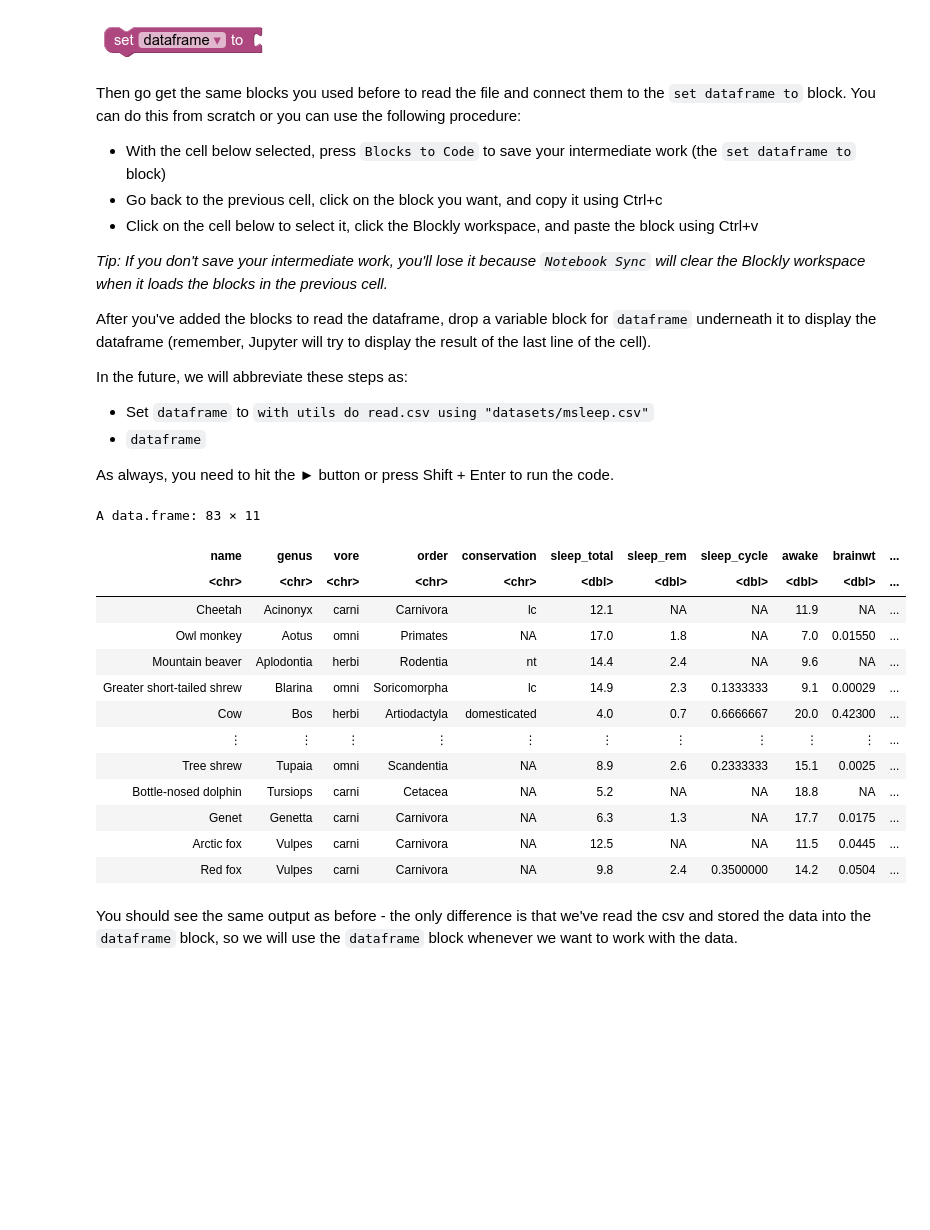
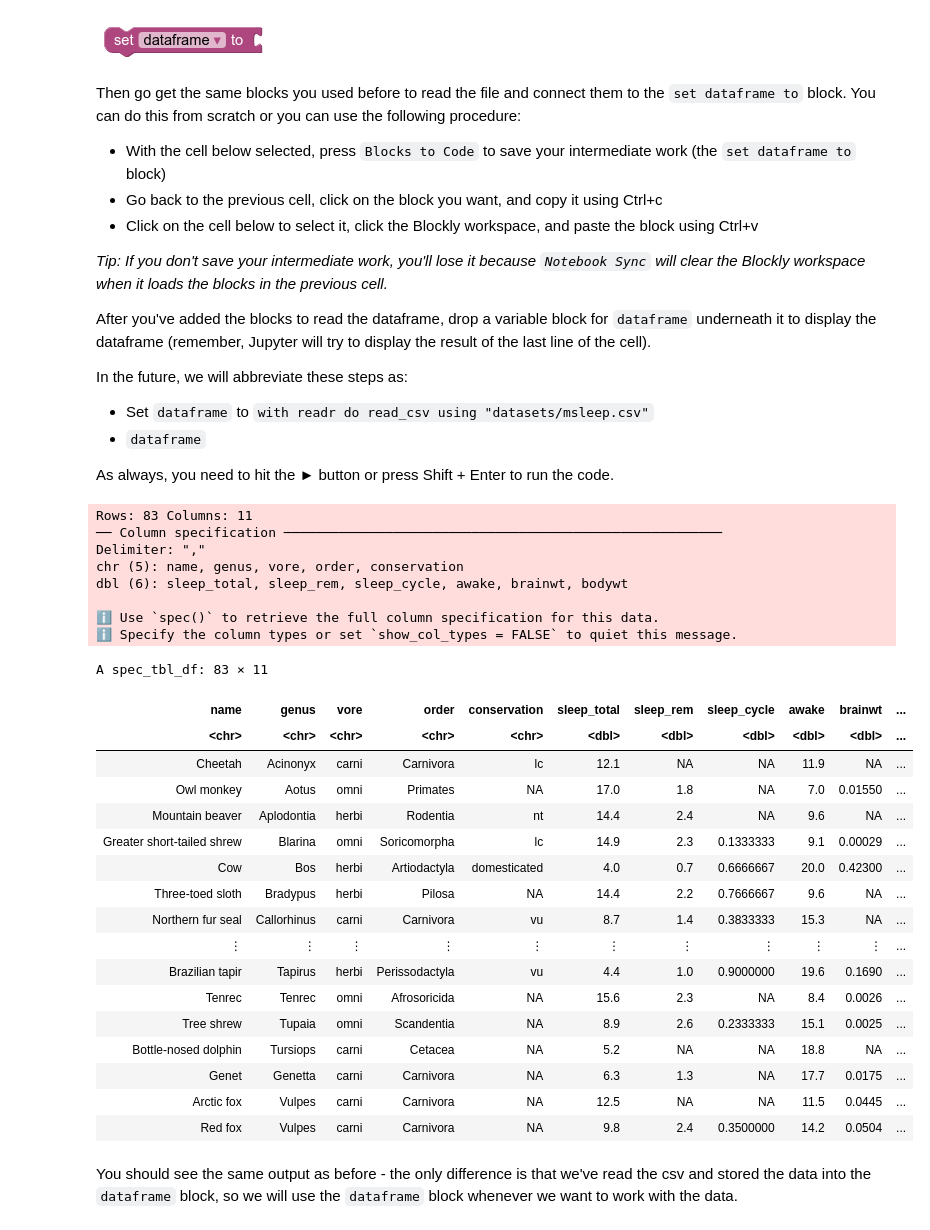
Before and after one commit to memphis-iis/datawhys-content-dplyr, a Jupyter notebook: 2022-04-03-dplyr-intro.ipynb, the cells around one changed output. Saved outputs shown, nothing was run; the diff lists cells and outputs as text; code cells hidden in the pictures; blank space fills up the shorter version.

```diff
--- a/2022-04-03-dplyr-intro.ipynb
+++ b/2022-04-03-dplyr-intro.ipynb
@@ -180,26 +191,38 @@ After you've added the blocks to read the dataframe, drop a variable block for `
 
 In the future, we will abbreviate these steps as:
 
-- Set `dataframe` to `with utils do read.csv using "datasets/msleep.csv"`
+- Set `dataframe` to `with readr do read_csv using "datasets/msleep.csv"`
 - `dataframe`
 
 As always, you need to hit the &#9658; button or press Shift + Enter to run the code.
 # %%
-dataframe = utils::read.csv("datasets/msleep.csv")
+dataframe = readr::read_csv("datasets/msleep.csv")
 
 dataframe
 
-#<xml xmlns="https://developers.google.com/blockly/xml"><variables><variable id="2I^#QKS}l(%A?oTt{Toh">dataframe</variable><variable id=",l;b+;`IzL7CWV:W6HsG">utils</variable></variables><block type="variables_set" id="C+lRVLwBhm[8O|5i-PL+" x="40" y="140"><field name="VAR" id="2I^#QKS}l(%A?oTt{Toh">dataframe</field><value name="VALUE"><block type="varDoMethod_R" id="D}yP|,L.M`!Y^Lw{G3z?"><mutation items="1"></mutation><field name="VAR" id=",l;b+;`IzL7CWV:W6HsG">utils</field><field name="MEMBER">read.csv</field><data>utils:read.csv</data><value name="ADD0"><block type="text" id=",bHM2vd?ns)(!g-9RA|e"><field name="TEXT">datasets/msleep.csv</field></block></value></block></value></block><block type="variables_get" id="RNCm81HhRycwaM.j]9)U" x="31" y="222"><field name="VAR" id="2I^#QKS}l(%A?oTt{Toh">dataframe</field></block></xml>
+#<xml xmlns="https://developers.google.com/blockly/xml"><variables><variable id="2I^#QKS}l(%A?oTt{Toh">dataframe</variable><variable id="UIZxw)6V7%!0#Y![uLno">readr</variable></variables><block type="variables_set" id="C+lRVLwBhm[8O|5i-PL+" x="40" y="140"><field name="VAR" id="2I^#QKS}l(%A?oTt{Toh">dataframe</field><value name="VALUE"><block type="varDoMethod_R" id="D}yP|,L.M`!Y^Lw{G3z?"><mutation items="1"></mutation><field name="VAR" id="UIZxw)6V7%!0#Y![uLno">readr</field><field name="MEMBER">read_csv</field><data>readr:read_csv</data><value name="ADD0"><block type="text" id=",bHM2vd?ns)(!g-9RA|e"><field name="TEXT">datasets/msleep.csv</field></block></value></block></value></block><block type="variables_get" id="RNCm81HhRycwaM.j]9)U" x="31" y="222"><field name="VAR" id="2I^#QKS}l(%A?oTt{Toh">dataframe</field></block></xml>
 # %% [output]
-A data.frame: 83 × 11
+Rows: 83 Columns: 11
+── Column specification ────────────────────────────────────────────────────────
+Delimiter: ","
+chr (5): name, genus, vore, order, conservation
+dbl (6): sleep_total, sleep_rem, sleep_cycle, awake, brainwt, bodywt
+
+ℹ Use `spec()` to retrieve the full column specification for this data.
+ℹ Specify the column types or set `show_col_types = FALSE` to quiet this message.
+A spec_tbl_df: 83 × 11
 | name | genus | vore | order | conservation | sleep_total | sleep_rem | sleep_cycle | awake | brainwt | ... |
 | <chr> | <chr> | <chr> | <chr> | <chr> | <dbl> | <dbl> | <dbl> | <dbl> | <dbl> | ... |
 | Cheetah | Acinonyx | carni | Carnivora | lc | 12.1 | NA | NA | 11.9 | NA | ... |
 | Owl monkey | Aotus | omni | Primates | NA | 17.0 | 1.8 | NA | 7.0 | 0.01550 | ... |
 | Mountain beaver | Aplodontia | herbi | Rodentia | nt | 14.4 | 2.4 | NA | 9.6 | NA | ... |
 | Greater short-tailed shrew | Blarina | omni | Soricomorpha | lc | 14.9 | 2.3 | 0.1333333 | 9.1 | 0.00029 | ... |
 | Cow | Bos | herbi | Artiodactyla | domesticated | 4.0 | 0.7 | 0.6666667 | 20.0 | 0.42300 | ... |
+| Three-toed sloth | Bradypus | herbi | Pilosa | NA | 14.4 | 2.2 | 0.7666667 | 9.6 | NA | ... |
+| Northern fur seal | Callorhinus | carni | Carnivora | vu | 8.7 | 1.4 | 0.3833333 | 15.3 | NA | ... |
 | ⋮ | ⋮ | ⋮ | ⋮ | ⋮ | ⋮ | ⋮ | ⋮ | ⋮ | ⋮ | ... |
+| Brazilian tapir | Tapirus | herbi | Perissodactyla | vu | 4.4 | 1.0 | 0.9000000 | 19.6 | 0.1690 | ... |
+| Tenrec | Tenrec | omni | Afrosoricida | NA | 15.6 | 2.3 | NA | 8.4 | 0.0026 | ... |
 | Tree shrew | Tupaia | omni | Scandentia | NA | 8.9 | 2.6 | 0.2333333 | 15.1 | 0.0025 | ... |
 | Bottle-nosed dolphin | Tursiops | carni | Cetacea | NA | 5.2 | NA | NA | 18.8 | NA | ... |
 | Genet | Genetta | carni | Carnivora | NA | 6.3 | 1.3 | NA | 17.7 | 0.0175 | ... |
```
Also changed, not shown: parts of 47 cells of this notebook, 3 other files.
